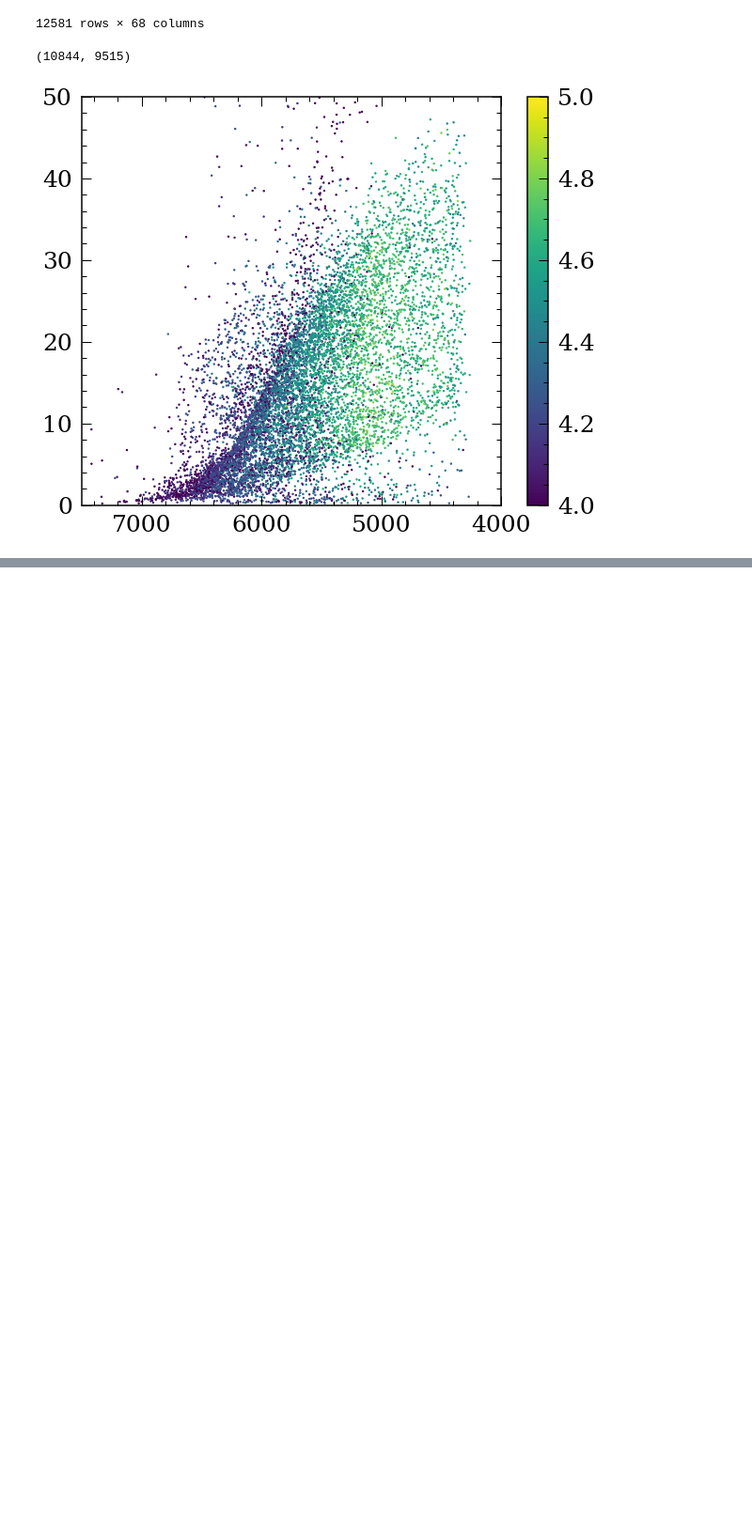
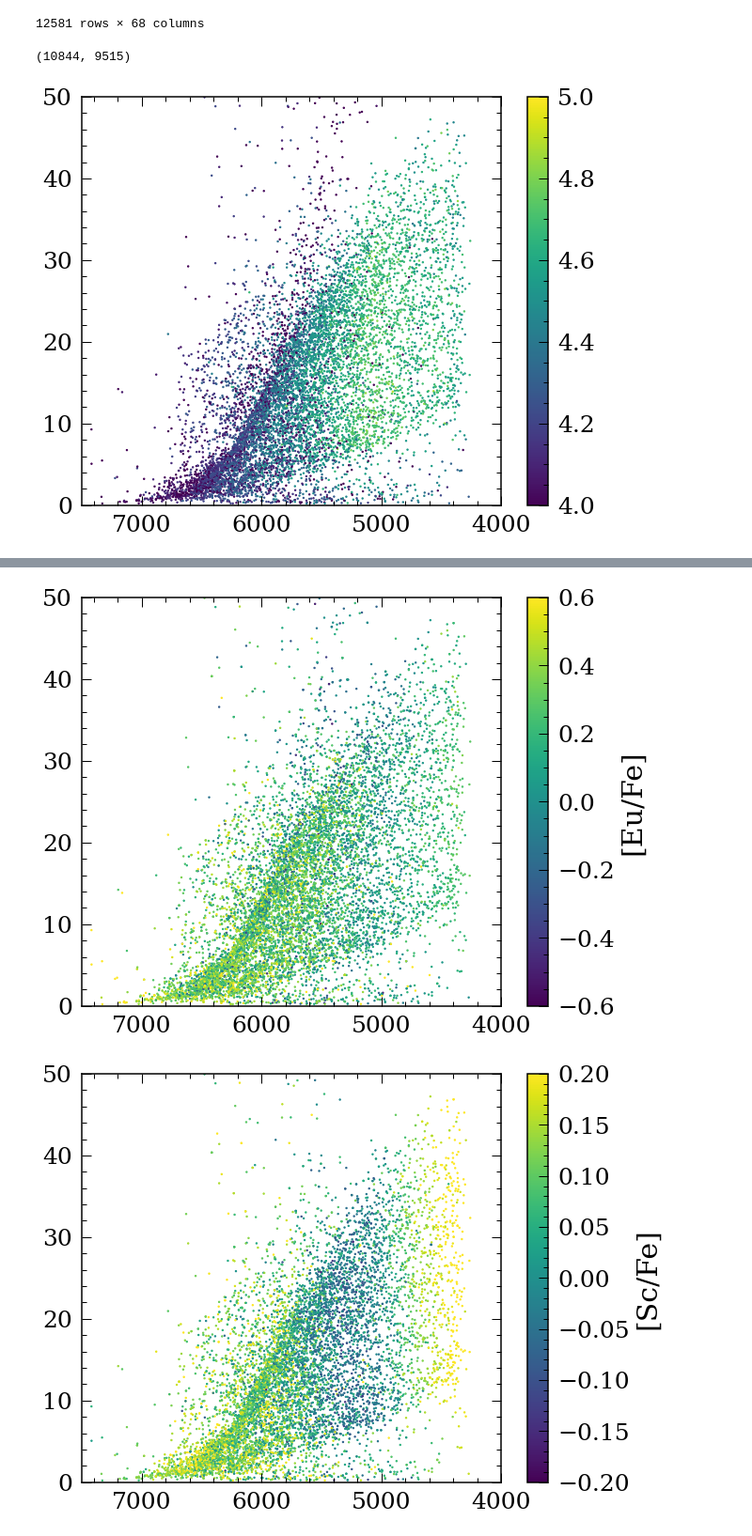
Before and after one commit to lyx12311/Ageinvest, a Jupyter notebook: Rotation.ipynb, the cells around one changed output, grey strips where cells are left out. Shown at 94% size. Cells and saved outputs as stored; diff of their text form; code cells hidden in the pictures; blank space fills up the shorter version.

```diff
--- a/Rotation.ipynb
+++ b/Rotation.ipynb
@@ -103,0 +126,53 @@ cbar = plt.colorbar()
+# %%
+
+plt.figure(figsize=(10,8))
+plt.scatter(eew_prot['Teff_lam'],eew_prot['Prot'],c=eew_prot['eu_fe'],s=2,vmin=-0.6,vmax=0.6)
+plt.xlim([7500,4000])
+plt.ylim([0,50])
+cbar = plt.colorbar()
+cbar.set_label('[Eu/Fe]',labelpad = 5)
+
+plt.figure(figsize=(10,8))
+plt.scatter(eew_prot['Teff_lam'],eew_prot['Prot'],c=eew_prot['sc_fe'],s=2,vmin=-0.2,vmax=0.2)
+plt.xlim([7500,4000])
+plt.ylim([0,50])
+cbar = plt.colorbar()
+cbar.set_label('[Sc/Fe]',labelpad = 5)
+
+plt.figure(figsize=(10,8))
+plt.scatter(eew_prot['Teff_lam'],eew_prot['Prot'],c=eew_prot['sc_fe'],s=2,vmin=-0.2,vmax=0.2)
+plt.xlim([7500,4000])
+plt.ylim([0,50])
+cbar = plt.colorbar()
+cbar.set_label('[Sc/Fe]',labelpad = 5)
+
+plt.figure(figsize=(10,8))
+plt.scatter(eew_prot['Teff_lam'],eew_prot['Prot'],c=eew_prot['fe_h'],s=2,vmin=-0.5,vmax=0.2)
+plt.xlim([7500,4000])
+plt.ylim([0,50])
+cbar = plt.colorbar()
+cbar.set_label('[Fe/H]',labelpad = 5)
+
+plt.figure(figsize=(10,8))
+plt.scatter(eew_prot['Teff_lam'],eew_prot['Prot'],c=eew_prot['o_fe'],s=2,vmin=-0.5,vmax=0.5)
+plt.xlim([7500,4000])
+plt.ylim([0,50])
+cbar = plt.colorbar()
+cbar.set_label('[O/Fe]',labelpad = 5)
+
+plt.figure(figsize=(10,8))
+plt.scatter(eew_prot['Teff_lam'],eew_prot['Prot'],c=eew_prot['alpha_fe'],s=2,vmin=-0.1,vmax=0.1)
+plt.xlim([7500,4000])
+plt.ylim([0,50])
+cbar = plt.colorbar()
+cbar.set_label('[α/Fe]',labelpad = 5)
+
+plt.figure(figsize=(10,8))
+plt.scatter(eew_prot['Teff_lam'],eew_prot['Prot'],c=eew_prot['sprocess_fe'],s=2,vmin=-0.2,vmax=0.3)
+plt.xlim([7500,4000])
+plt.ylim([0,50])
+cbar = plt.colorbar()
+cbar.set_label('[s-process/Fe]',labelpad = 5)
+# %% [output]
+[figure, added]
+[figure, added]
```
Also changed, not shown: parts of 7 cells of this notebook.
